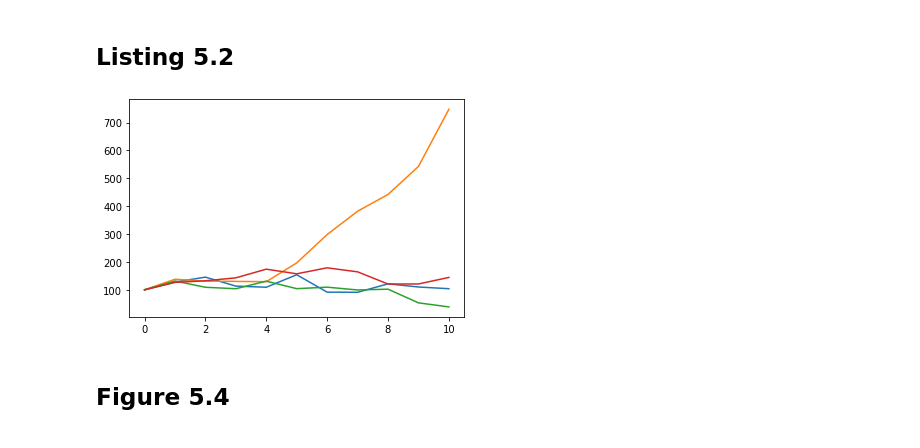
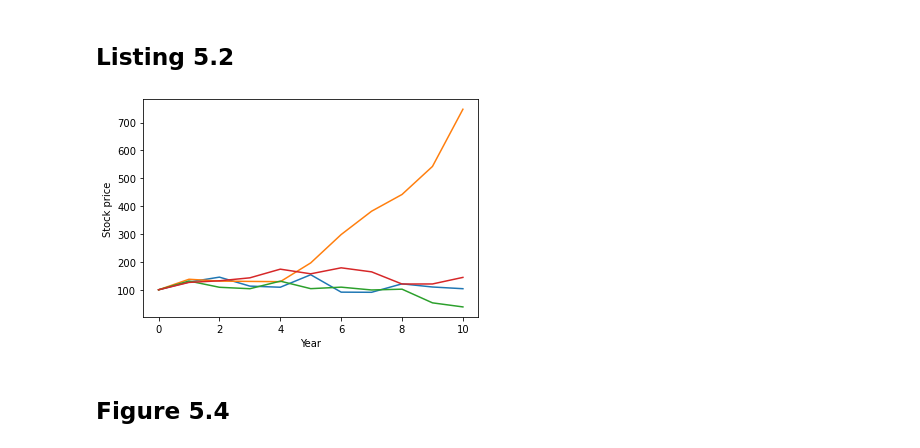
Before and after one commit to robreider/robo-advisor-with-python, a Jupyter notebook: chapter_5.ipynb, the cells around one changed output. Saved outputs shown, nothing was run; the diff lists cells and outputs as text; code cells hidden in the pictures.

```diff
--- a/chapter_5.ipynb
+++ b/chapter_5.ipynb
@@ -41,26 +43,28 @@ plt.hist(P[:,-1], bins=50);
 # %%
 np.random.seed(123)
 
 num_years = 10
 num_sims = 10000
 mean = 0.08
 stdev = 0.20
 
 ret = np.random.normal(loc=mean, scale=stdev, size=(num_sims, num_years+1)) #A
 
 P = np.zeros((num_sims, num_years+1))
 P[:,0] = 100
 
 for sim in range(num_sims):
     for year in range(1, num_years+1):
         P[sim, year] = P[sim, year-1]* (1 + ret[sim, year]) #A
 
+plt.xlabel('Year')
+plt.ylabel('Stock price')
 plt.plot(P[0:4,:].T);
 
 #A Generate normal random returns
 #B Now we are multiplying last stock price by (1+r)
 # %% [output]
-[figure, old version]
+[figure, new version]
 # %% [markdown]
 ## Figure 5.4
 # %%
```
Also changed, not shown: parts of 6 cells of this notebook.
